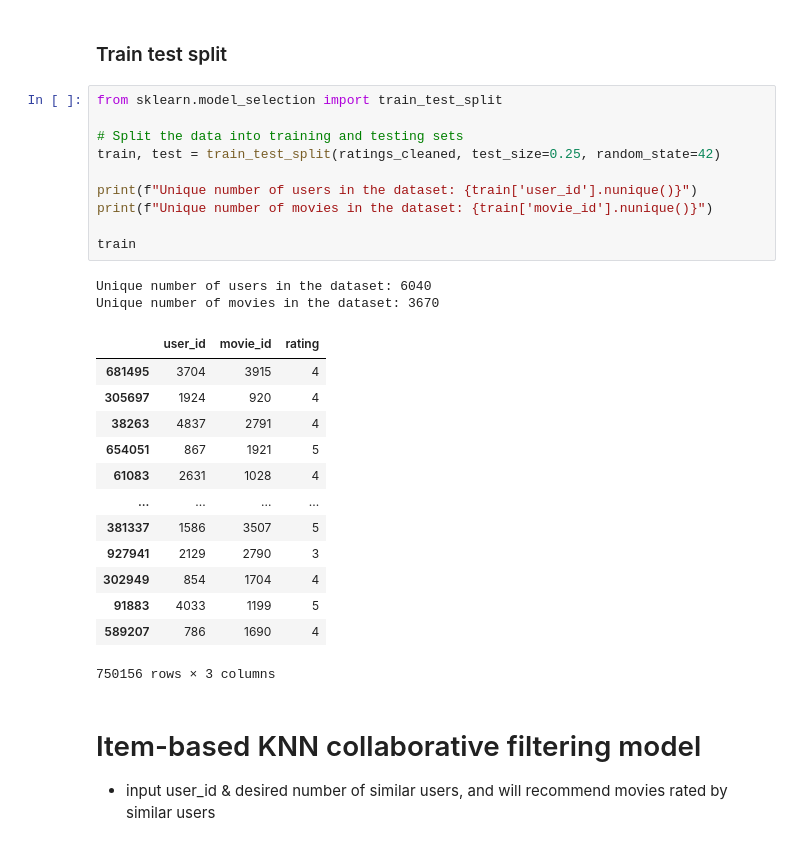
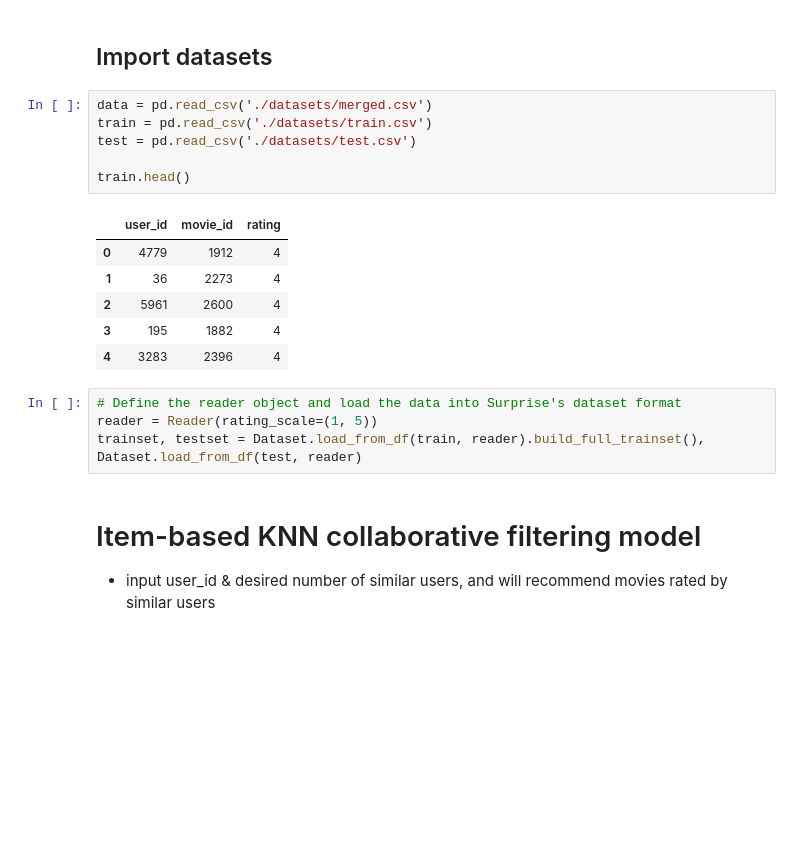
Before and after one commit to LazySiru/movieRecommendation, a Jupyter notebook: recommendationSystem/KNN.ipynb, the cells around one changed output. Saved outputs shown, nothing was run; the diff lists cells and outputs as text; blank space fills up the shorter version.

Commit message:
KNN model fixed. and Dataset proprtion changed

```diff
--- a/recommendationSystem/KNN.ipynb
+++ b/recommendationSystem/KNN.ipynb
@@ -134,31 +13,22 @@ missing_movies
-# %% [markdown]
-### Train test split
-# %%
-from sklearn.model_selection import train_test_split
-
-# Split the data into training and testing sets
-train, test = train_test_split(ratings_cleaned, test_size=0.25, random_state=42)
-
-print(f"Unique number of users in the dataset: {train['user_id'].nunique()}")
-print(f"Unique number of movies in the dataset: {train['movie_id'].nunique()}")
-
-train
-# %% [output]
-Unique number of users in the dataset: 6040
-Unique number of movies in the dataset: 3670
-|  | user_id | movie_id | rating |
-| 681495 | 3704 | 3915 | 4 |
-| 305697 | 1924 | 920 | 4 |
-| 38263 | 4837 | 2791 | 4 |
-| 654051 | 867 | 1921 | 5 |
-| 61083 | 2631 | 1028 | 4 |
-| ... | ... | ... | ... |
-| 381337 | 1586 | 3507 | 5 |
-| 927941 | 2129 | 2790 | 3 |
-| 302949 | 854 | 1704 | 4 |
-| 91883 | 4033 | 1199 | 5 |
-| 589207 | 786 | 1690 | 4 |
-750156 rows × 3 columns
+# %% [markdown]
+## Import datasets
+# %%
+data = pd.read_csv('./datasets/merged.csv')
+train = pd.read_csv('./datasets/train.csv')
+test = pd.read_csv('./datasets/test.csv')
+
+train.head()
+# %% [output]
+|  | user_id | movie_id | rating |
+| 0 | 4779 | 1912 | 4 |
+| 1 | 36 | 2273 | 4 |
+| 2 | 5961 | 2600 | 4 |
+| 3 | 195 | 1882 | 4 |
+| 4 | 3283 | 2396 | 4 |
+# %%
+# Define the reader object and load the data into Surprise's dataset format
+reader = Reader(rating_scale=(1, 5))
+trainset, testset = Dataset.load_from_df(train, reader).build_full_trainset(), Dataset.load_from_df(test, reader)
 # %% [markdown]
 # Item-based KNN collaborative filtering model
 - input user_id & desired number of similar users, and will recommend movies rated by similar users
```
Also changed, not shown: parts of 39 cells of this notebook, 4 other files.
